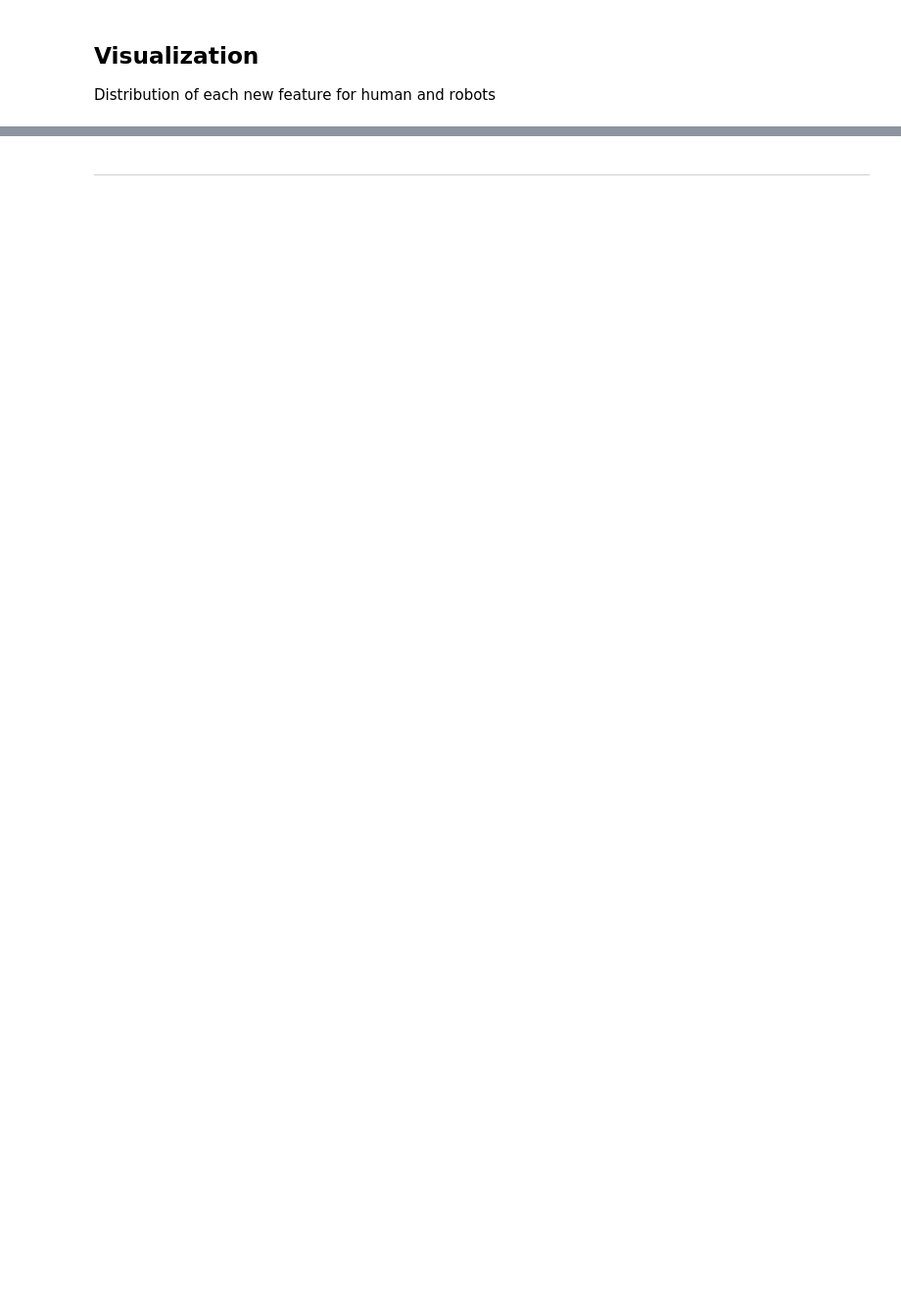
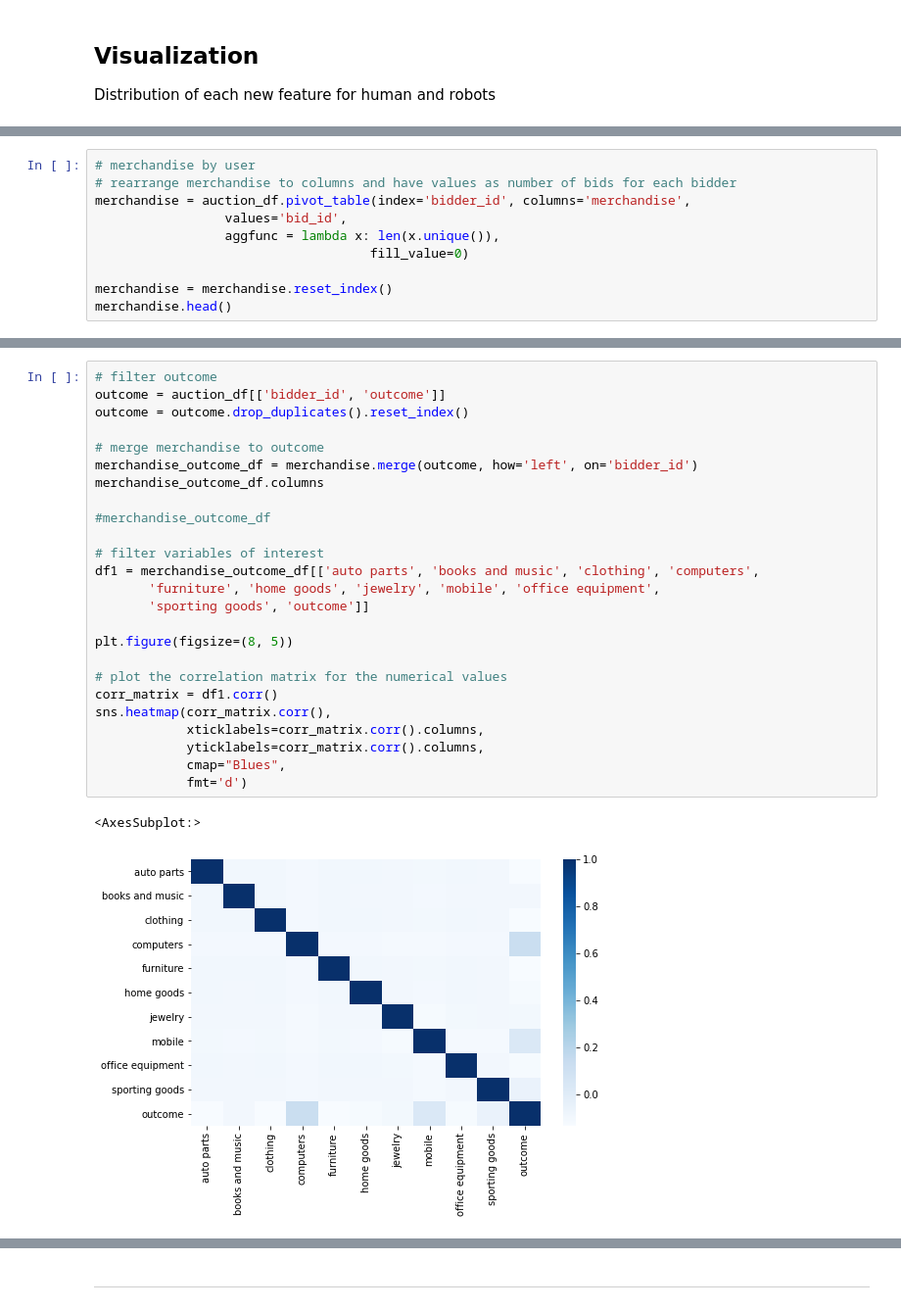
Before and after one commit to gabriellewald/auction-fraud-detection, a Jupyter notebook: notebooks/3_feature_engineering.ipynb, the cells around one changed output, grey strips where cells are left out. Shown at 98% size. Drawn from its saved outputs; the diff is of its cells as text; blank space fills up the shorter version.

```diff
--- a/notebooks/3_feature_engineering.ipynb
+++ b/notebooks/3_feature_engineering.ipynb
@@ -198,0 +310,10 @@ sns.heatmap(corr_matrix.corr(),
+# %%
+# merchandise by user
+# rearrange merchandise to columns and have values as number of bids for each bidder
+merchandise = auction_df.pivot_table(index='bidder_id', columns='merchandise',
+                 values='bid_id',
+                 aggfunc = lambda x: len(x.unique()),
+                                    fill_value=0)
+
+merchandise = merchandise.reset_index()
+merchandise.head()
@@ -198,0 +327,28 @@ sns.heatmap(corr_matrix.corr(),
+# %%
+# filter outcome
+outcome = auction_df[['bidder_id', 'outcome']]
+outcome = outcome.drop_duplicates().reset_index()
+
+# merge merchandise to outcome
+merchandise_outcome_df = merchandise.merge(outcome, how='left', on='bidder_id')
+merchandise_outcome_df.columns
+
+#merchandise_outcome_df
+
+# filter variables of interest
+df1 = merchandise_outcome_df[['auto parts', 'books and music', 'clothing', 'computers',
+       'furniture', 'home goods', 'jewelry', 'mobile', 'office equipment',
+       'sporting goods', 'outcome']]
+
+plt.figure(figsize=(8, 5))
+
+# plot the correlation matrix for the numerical values
+corr_matrix = df1.corr()
+sns.heatmap(corr_matrix.corr(),
+            xticklabels=corr_matrix.corr().columns,
+            yticklabels=corr_matrix.corr().columns,
+            cmap="Blues",
+            fmt='d')
+# %% [output]
+<AxesSubplot:>
+[figure, added]
```
Also changed, not shown: parts of 12 cells of this notebook, 1 other file.
